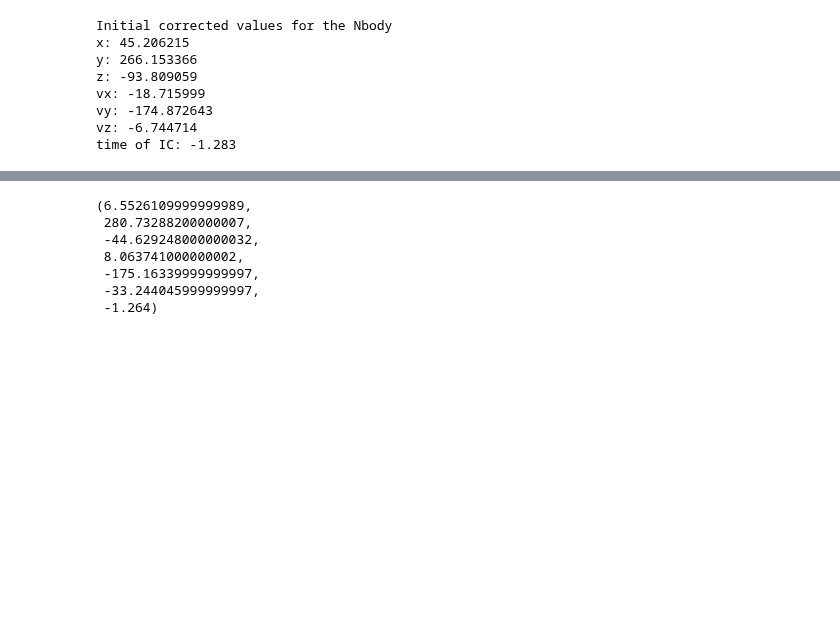
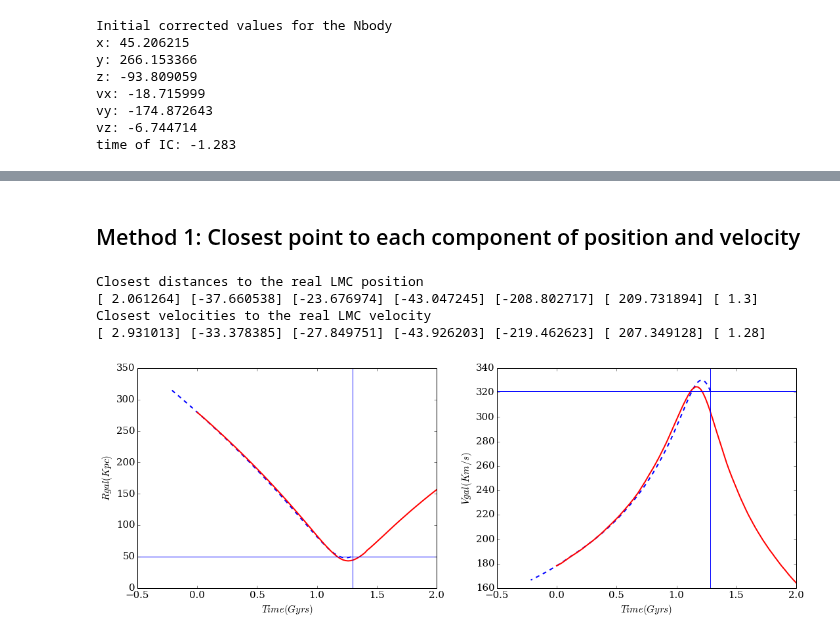
Before and after one commit to jngaravitoc/LMC-MW, a Jupyter notebook: code/LMC_orbit/Analytic.ipynb, the cells around one changed output, grey strips where cells are left out. Saved outputs shown, nothing was run; the diff lists cells and outputs as text; code cells hidden in the pictures; blank space fills up the shorter version.

```diff
--- a/code/LMC_orbit/Analytic.ipynb
+++ b/code/LMC_orbit/Analytic.ipynb
@@ -170,10 +167,43 @@ savefig('finding_ICs.png', bbox_inches='tight')
-# %%
-ICs(t14, R14, x14, y14, z14, vx14, vy14, vz14, xNB14, yNB14, zNB14, vxNB14, vyNB14, vzNB14)
-# %% [output]
-(6.5526109999999989,
- 280.73288200000007,
- -44.629248000000032,
- 8.063741000000002,
- -175.16339999999997,
- -33.244045999999997,
- -1.264)
+# %% [markdown]
+## Method 1: Closest point to each component of position and velocity
+# %%
+def IC_fromNB1(x, y, z, vx, vy, vz, t, xr, yr, zr, vxr, vyr, vzr):
+    Rclosest = np.sqrt((x-xr)**2 + (y-yr)**2 + (z-zr)**2)
+    Vclosest = np.sqrt((vx-vxr)**2 + (vy-vyr)**2 + (vz-vzr)**2)
+    indexR = where(Rclosest == min(Rclosest))
+    indexV = where(Vclosest == min(Vclosest))
+    return x[indexR], y[indexR], z[indexR], vx[indexR], vy[indexR], vz[indexR], t[indexR],\
+           x[indexV], y[indexV], z[indexV], vx[indexV], vy[indexV], vz[indexV], t[indexV]
+# %%
+xicNBr, yicNBr, zicNBr, vxicNBr, vyicNBr, vzicNBr, ticr, xicNBv, yicNBv, zicNBv, vxicNBv, vyicNBv, vzicNBv, ticv = \
+    IC_fromNB1(x2NB, y2NB, z2NB, vx2NB, vy2NB, vz2NB, t2NB, real_x, real_y, real_z, real_vx, real_vy, real_vz)
+#ti2 = 1.3
+print "Closest distances to the real LMC position"
+print xicNBr, yicNBr, zicNBr, vxicNBr, vyicNBr, vzicNBr, ticr
+print "Closest velocities to the real LMC velocity"
+print xicNBv, yicNBv, zicNBv, vxicNBv, vyicNBv, vzicNBv, ticv
+# %% [output]
+Closest distances to the real LMC position
+[ 2.061264] [-37.660538] [-23.676974] [-43.047245] [-208.802717] [ 209.731894] [ 1.3]
+Closest velocities to the real LMC velocity
+[ 2.931013] [-33.378385] [-27.849751] [-43.926203] [-219.462623] [ 207.349128] [ 1.28]
+# %%
+figure(figsize=(18, 6))
+subplot(1, 2, 1)
+plot(t1 - tic, R1, ls='--', lw=2)
+plot(t2NB, R2NB, lw=2, c='r')
+plt.axhline(real_r)
+plt.axvline(ticr)
+plt.xlabel('$Time(Gyrs)$')
+plt.ylabel('$Rgal(Kpc)$')
+
+subplot(1, 2, 2)
+plot(t1 - tic, V1, ls='--', lw=2)
+plot(t2NB, V2NB, lw=2, c='r')
+plt.axhline(real_v)
+plt.axvline(ticv)
+plt.xlabel('$Time(Gyrs)$')
+plt.ylabel('$Vgal(Km/s)$')
+savefig('finding_ICs.png', bbox_inches='tight')
+# %% [output]
+[figure, added]
```
Also changed, not shown: parts of 18 cells of this notebook.
